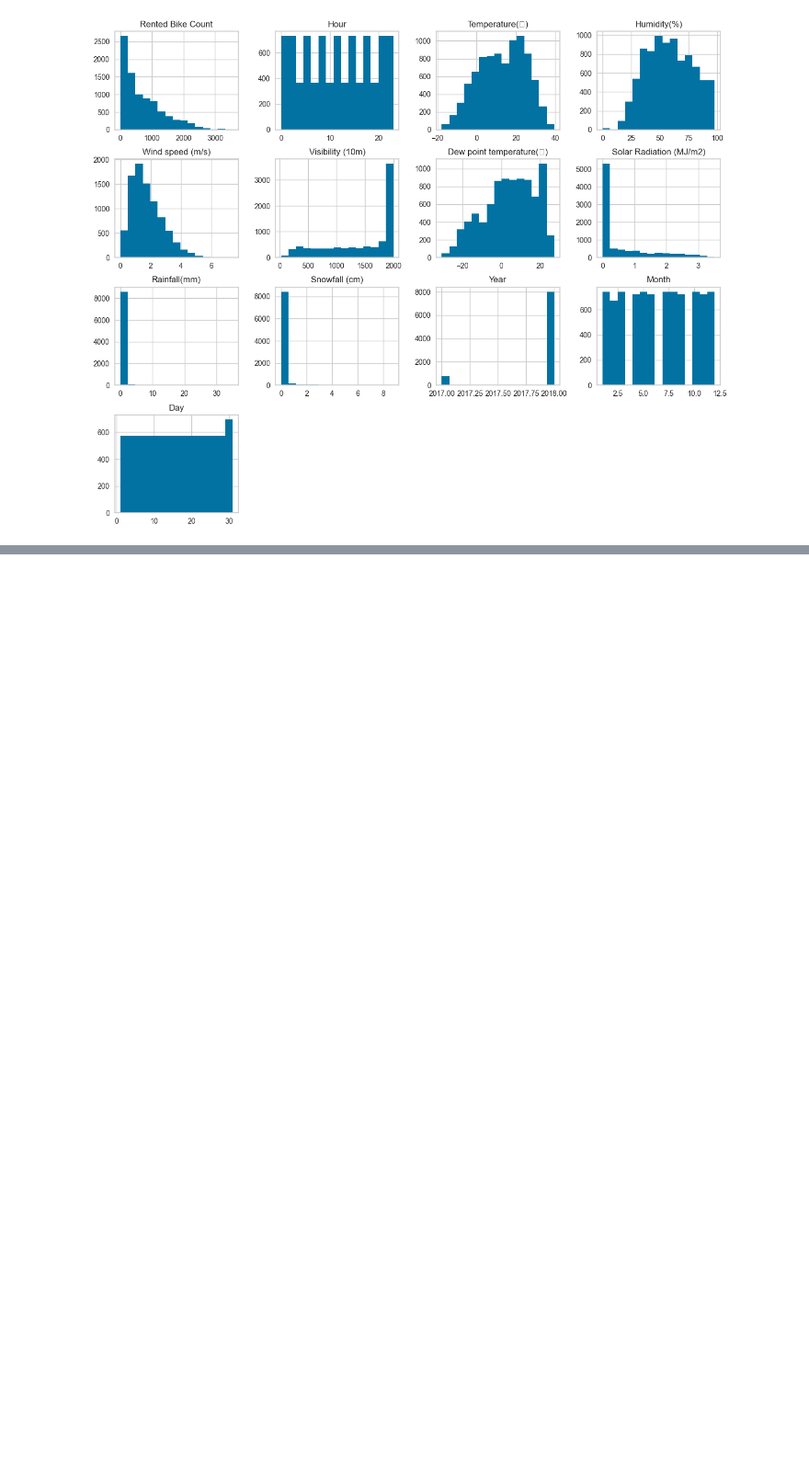
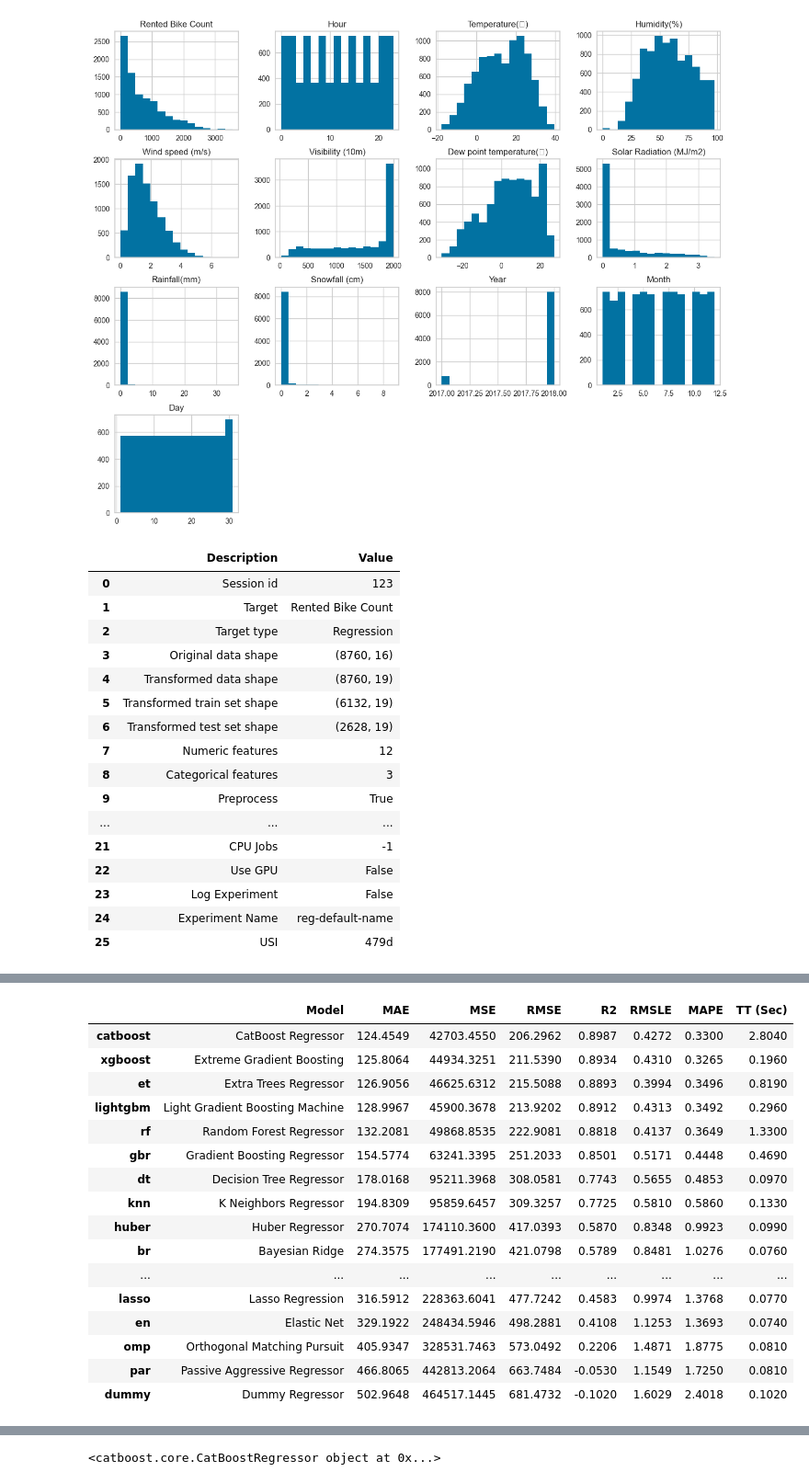
Before and after one commit to jackhuntersys/bike_demand_predictor, a Jupyter notebook: notebooks/best_model.ipynb, the cells around one changed output, grey strips where cells are left out. Shown at 92% size. Saved outputs shown, nothing was run; the diff lists cells and outputs as text; code cells hidden in the pictures; blank space fills up the shorter version.

Commit message:
model saved

```diff
--- a/notebooks/best_model.ipynb
+++ b/notebooks/best_model.ipynb
@@ -41,11 +41,29 @@ plt.show()
 # %% [output]
 [figure]
 # %%
-# from pycaret.regression import setup , compare_models
-# reg1 =   setup(data=df, target='Rented Bike Count', session_id=123, normalize=True, transform_target=True,
-#       ignore_features=['Date', 'Hour', 'Holiday', 'Functioning Day'],
-#       numeric_features=['Temperature(캜)', 'Humidity(%)', 'Wind speed (m/s)', 'Visibility (10m)', 'Dew point temperature(캜)', 'Solar Radiation (MJ/m2)', 'Rainfall(mm)', 'Snowfall (cm)'])
+from pycaret.regression import setup , compare_models
+reg1 =   setup(data=df, target='Rented Bike Count', session_id=123, normalize=True, transform_target=True,
+    #   ignore_features=['Date', 'Hour', 'Holiday', 'Functioning Day'],
+    #   numeric_features=['Temperature(캜)', 'Humidity(%)', 'Wind speed (m/s)', 'Visibility (10m)', 'Dew point temperature(캜)', 'Solar Radiation (MJ/m2)', 'Rainfall(mm)', 'Snowfall (cm)']
+)
 
-
-# best_model = compare_models(n_select=1, sort='MAE', turbo=True)
-# print(best_model)
+best_model = compare_models(n_select=1, sort='MAE', turbo=True)
+print(best_model)
+# %% [output]
+|  | Description | Value |
+| 0 | Session id | 123 |
+| 1 | Target | Rented Bike Count |
+| 2 | Target type | Regression |
+| 3 | Original data shape | (8760, 16) |
+| 4 | Transformed data shape | (8760, 19) |
+| 5 | Transformed train set shape | (6132, 19) |
+| 6 | Transformed test set shape | (2628, 19) |
+| 7 | Numeric features | 12 |
+| 8 | Categorical features | 3 |
+| 9 | Preprocess | True |
+| ... | ... | ... |
+| 21 | CPU Jobs | -1 |
+| 22 | Use GPU | False |
+| 23 | Log Experiment | False |
+| 24 | Experiment Name | reg-default-name |
+| 25 | USI | 479d |
@@ -51,0 +71,17 @@ plt.show()
+|  | Model | MAE | MSE | RMSE | R2 | RMSLE | MAPE | TT (Sec) |
+| catboost | CatBoost Regressor | 124.4549 | 42703.4550 | 206.2962 | 0.8987 | 0.4272 | 0.3300 | 2.8040 |
+| xgboost | Extreme Gradient Boosting | 125.8064 | 44934.3251 | 211.5390 | 0.8934 | 0.4310 | 0.3265 | 0.1960 |
+| et | Extra Trees Regressor | 126.9056 | 46625.6312 | 215.5088 | 0.8893 | 0.3994 | 0.3496 | 0.8190 |
+| lightgbm | Light Gradient Boosting Machine | 128.9967 | 45900.3678 | 213.9202 | 0.8912 | 0.4313 | 0.3492 | 0.2960 |
+| rf | Random Forest Regressor | 132.2081 | 49868.8535 | 222.9081 | 0.8818 | 0.4137 | 0.3649 | 1.3300 |
+| gbr | Gradient Boosting Regressor | 154.5774 | 63241.3395 | 251.2033 | 0.8501 | 0.5171 | 0.4448 | 0.4690 |
+| dt | Decision Tree Regressor | 178.0168 | 95211.3968 | 308.0581 | 0.7743 | 0.5655 | 0.4853 | 0.0970 |
+| knn | K Neighbors Regressor | 194.8309 | 95859.6457 | 309.3257 | 0.7725 | 0.5810 | 0.5860 | 0.1330 |
+| huber | Huber Regressor | 270.7074 | 174110.3600 | 417.0393 | 0.5870 | 0.8348 | 0.9923 | 0.0990 |
+| br | Bayesian Ridge | 274.3575 | 177491.2190 | 421.0798 | 0.5789 | 0.8481 | 1.0276 | 0.0760 |
+| ... | ... | ... | ... | ... | ... | ... | ... | ... |
+| lasso | Lasso Regression | 316.5912 | 228363.6041 | 477.7242 | 0.4583 | 0.9974 | 1.3768 | 0.0770 |
+| en | Elastic Net | 329.1922 | 248434.5946 | 498.2881 | 0.4108 | 1.1253 | 1.3693 | 0.0740 |
+| omp | Orthogonal Matching Pursuit | 405.9347 | 328531.7463 | 573.0492 | 0.2206 | 1.4871 | 1.8775 | 0.0810 |
+| par | Passive Aggressive Regressor | 466.8065 | 442813.2064 | 663.7484 | -0.0530 | 1.1549 | 1.7250 | 0.0810 |
+| dummy | Dummy Regressor | 502.9648 | 464517.1445 | 681.4732 | -0.1020 | 1.6029 | 2.4018 | 0.1020 |
@@ -51,0 +89 @@ plt.show()
+<catboost.core.CatBoostRegressor object at 0x...>
```
Also changed, not shown: parts of 1 cell of this notebook, 15 other files.
